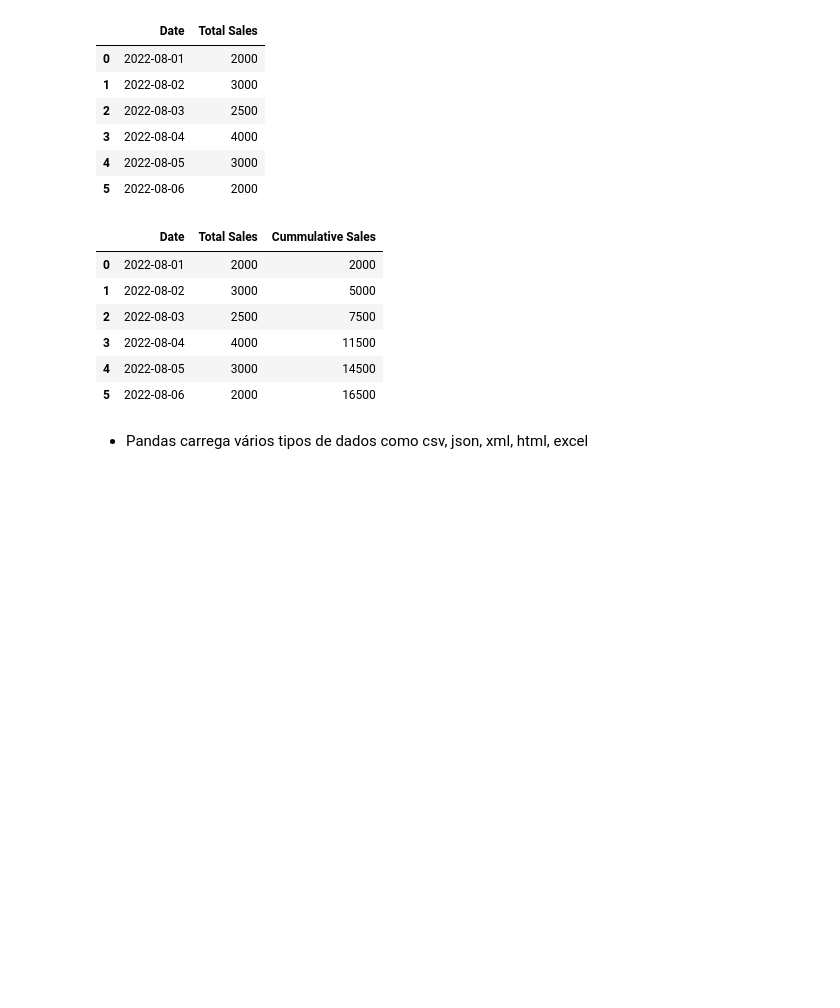
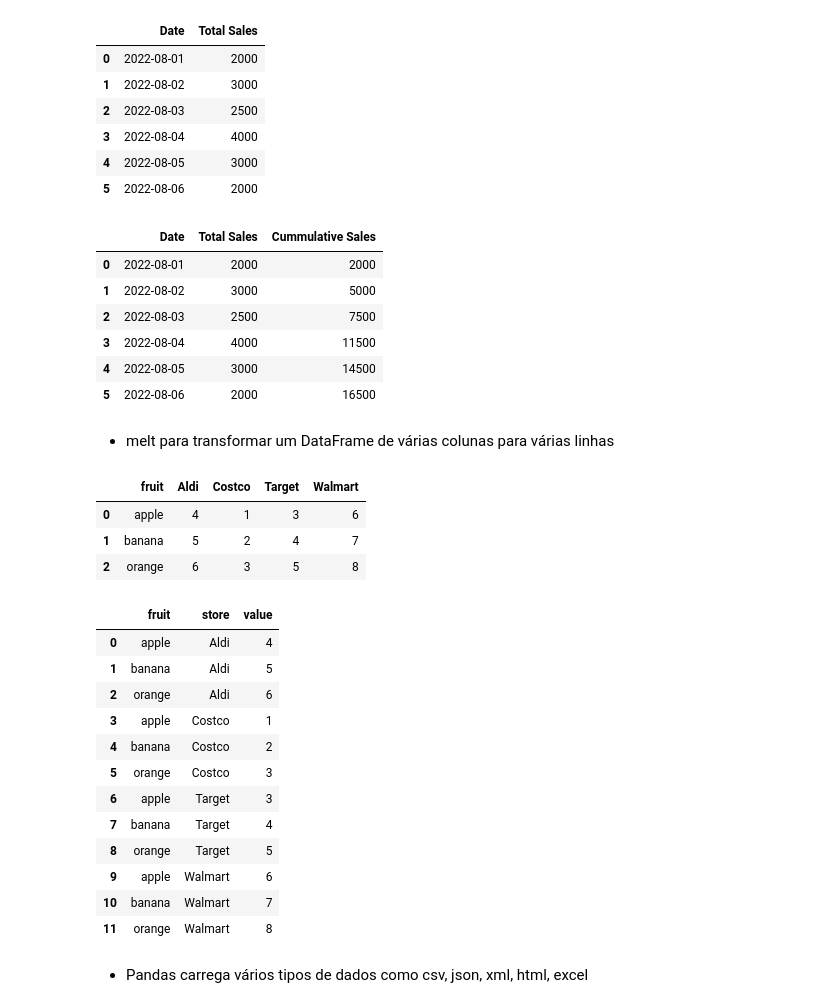
Before and after one commit to andrelbd1/teaching-data-science, a Jupyter notebook: 01. Series, DataFrame and Reindex.ipynb, the cells around one changed output. Saved outputs shown, nothing was run; the diff lists cells and outputs as text; code cells hidden in the pictures; blank space fills up the shorter version.

```diff
--- a/01. Series, DataFrame and Reindex.ipynb
+++ b/01. Series, DataFrame and Reindex.ipynb
@@ -368,6 +368,41 @@ sales
 | 3 | 2022-08-04 | 4000 | 11500 |
 | 4 | 2022-08-05 | 3000 | 14500 |
 | 5 | 2022-08-06 | 2000 | 16500 |
+# %% [markdown]
+- melt para transformar um DataFrame de várias colunas para várias linhas
+# %%
+df_fruits = pd.DataFrame({
+    "fruit": ["apple", "banana", "orange"],
+    "Aldi": [4, 5, 6],
+    "Costco": [1, 2, 3],
+    "Target": [3, 4, 5],
+    "Walmart": [6, 7, 8]
+})
+
+df_fruits
+# %% [output]
+|  | fruit | Aldi | Costco | Target | Walmart |
+| 0 | apple | 4 | 1 | 3 | 6 |
+| 1 | banana | 5 | 2 | 4 | 7 |
+| 2 | orange | 6 | 3 | 5 | 8 |
+# %%
+df_fruits.melt(id_vars=["fruit"],
+        value_vars=["Aldi", "Costco", "Target", "Walmart"],
+        var_name='store')
+# %% [output]
+|  | fruit | store | value |
+| 0 | apple | Aldi | 4 |
+| 1 | banana | Aldi | 5 |
+| 2 | orange | Aldi | 6 |
+| 3 | apple | Costco | 1 |
+| 4 | banana | Costco | 2 |
+| 5 | orange | Costco | 3 |
+| 6 | apple | Target | 3 |
+| 7 | banana | Target | 4 |
+| 8 | orange | Target | 5 |
+| 9 | apple | Walmart | 6 |
+| 10 | banana | Walmart | 7 |
+| 11 | orange | Walmart | 8 |
 # %% [markdown]
 - Pandas carrega vários tipos de dados como csv, json, xml, html, excel
 # %%
```
Also changed, not shown: parts of 11 cells of this notebook, 3 other files.
